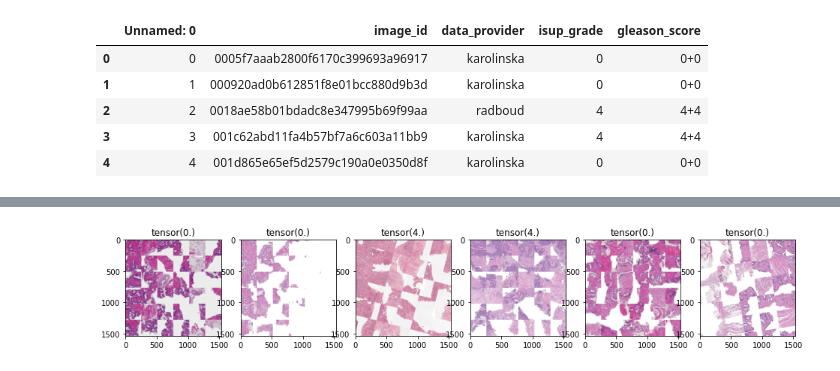
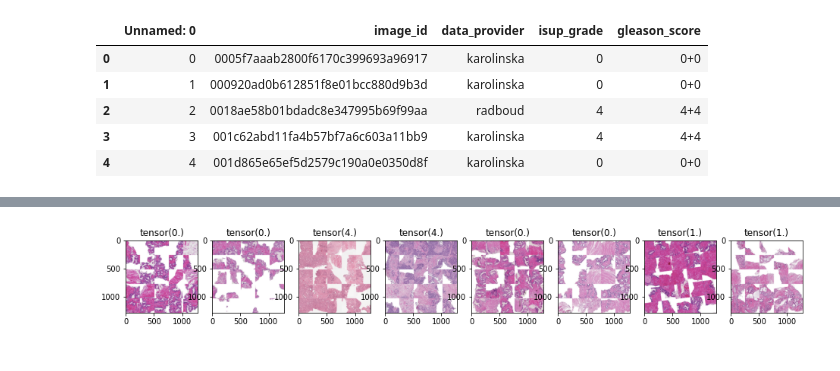
Before and after one commit to vgarshin/kaggle_panda, a Jupyter notebook: panda_effnet.ipynb, the cells around one changed output, grey strips where cells are left out. Saved outputs shown, nothing was run; the diff lists cells and outputs as text; code cells hidden in the pictures.

Commit message:
logs and params added

```diff
--- a/panda_effnet.ipynb
+++ b/panda_effnet.ipynb
@@ -42,18 +41,19 @@ LABELS_PATH = '{}/train.csv'.format(DATA_PATH)
 DEBUG = False
 APEX = True
 M_PARAMS = {
-    'MODEL_VER': 'v3',
+    'MODEL_VER': 'v13',
     'TILES_DIR': '{}/train_images_tiles_q1_256_36/'.format(DATA_PATH),
     'ENET_TYPE': 'efficientnet-b0',
-    'N_FOLDS': 4,
+    'N_FOLDS': 5,
     'TILE_SIZE': 256,
-    'IMAGE_SIZE': 256,
-    'N_TILES': 36,
-    'BATCH_SIZE': 6,
-    'N_WORKERS': 8,
+    'N_TILES': 25,
+    'BATCH_SIZE': 8,
+    'N_WORKERS': 24,
     'OUT_DIM': 5,
     'LR': 3e-4,
-    'N_EPOCHS': 5 if DEBUG else 30
+    'N_EPOCHS': 10 if DEBUG else 40,
+    'WARMUP': True,
+    'COMMENTS': 'seed 2020'
 }
 print(M_PARAMS)
 MODELS_PATH = '{}/effnet_models_{}'.format(MAIN_PATH, M_PARAMS['MODEL_VER'])
@@ -64,6 +64,6 @@ PRETRAINED_MODEL = {
     'efficientnet-b0': './bbs/efficientnet-b0-355c32eb.pth',
     'efficientnet-b1': './bbs/efficientnet-b1-f1951068.pth',
     'efficientnet-b2': './bbs/efficientnet-b2-8bb594d6.pth',
+    'efficientnet-b3': './bbs/efficientnet-b3-5fb5a3c3.pth'
 }
-# v0: q1_256_36 folds 4 n_tiles 25 bs 6 no fmap effnet_b1 --> .86 LB
 # %% [output]
@@ -183,10 +162,10 @@ def get_tiles(img_id, n_tiles):
             result.append({'img':seq_imgs[i], 'idx':i})
         return result
 class PANDADataset(Dataset):
-    def __init__(self, df, image_size, n_tiles, tile_mode=0, rand=False,
+    def __init__(self, df, tile_size, n_tiles, tile_mode=0, rand=False,
                  transform=None, transform_tile=None):
         self.df = df.reset_index(drop=True)
-        self.image_size = image_size
+        self.tile_size = tile_size
         self.n_tiles = n_tiles
         self.tile_mode = tile_mode
         self.rand = rand
@@ -203,24 +182,23 @@ class PANDADataset(Dataset):
         else:
             idxes = list(range(self.n_tiles))
         n_row_tiles = int(np.sqrt(self.n_tiles))
-        images = np.zeros((self.image_size * n_row_tiles, self.image_size * n_row_tiles, 3))
+        images = np.zeros((self.tile_size * n_row_tiles, self.tile_size * n_row_tiles, 3))
         for h in range(n_row_tiles):
             for w in range(n_row_tiles):
                 i = h * n_row_tiles + w
                 if len(tiles) > idxes[i]:
                     this_img = tiles[idxes[i]]['img']
                 else:
-                    this_img = np.ones((self.image_size, self.image_size, 3)).astype(np.uint8) * 255
+                    this_img = np.ones((self.tile_size, self.tile_size, 3)).astype(np.uint8) * 255
                 this_img = (255 - this_img) / 255
                 if self.transform_tile is not None:
                     this_img = self.transform_tile(image=this_img)['image']
-                h1 = h * self.image_size
-                w1 = w * self.image_size
-                images[h1:h1+self.image_size, w1:w1+self.image_size] = this_img
+                h1 = h * self.tile_size
+                w1 = w * self.tile_size
+                images[h1 : h1 + self.tile_size, w1:w1 + self.tile_size] = this_img
         images = images.astype(np.float32)
         if self.transform is not None:
             images = self.transform(image=images)['image']
-        #images /= 255
         images = images.transpose(2, 0, 1)
         label = np.zeros(5).astype(np.float32)
         label[:row.isup_grade] = 1.
@@ -230,8 +208,8 @@ transforms_train = albumentations.Compose(
     [
         albumentations.OneOf(
             [
-                albumentations.RandomBrightness(limit=.15),
-                albumentations.RandomContrast(limit=.3),
+                albumentations.RandomBrightness(limit=.1),
+                albumentations.RandomContrast(limit=.1),
                 albumentations.RandomGamma()
             ],
             p=.33
@@ -239,7 +217,7 @@ transforms_train = albumentations.Compose(
         albumentations.Transpose(p=.5),
         albumentations.VerticalFlip(p=.5),
         albumentations.HorizontalFlip(p=.5),
-        albumentations.ShiftScaleRotate(shift_limit=.1, scale_limit=.1, rotate_limit=15, p=.33)
+        albumentations.Rotate(limit=15, p=.33)
     ]
 )
 transforms_train_tile = albumentations.Compose(
@@ -252,21 +230,21 @@ transforms_train_tile = albumentations.Compose(
 # %%
 dataset_show = PANDADataset(
     df_train,
-    M_PARAMS['IMAGE_SIZE'],
+    M_PARAMS['TILE_SIZE'],
     M_PARAMS['N_TILES'],
-    0,
+    tile_mode=0,
     transform=transforms_train,
     transform_tile=transforms_train_tile
 )
 from pylab import rcParams
 rcParams['figure.figsize'] = (16, 4)
 f, axarr = plt.subplots(1, M_PARAMS['BATCH_SIZE'])
 for i in range(M_PARAMS['BATCH_SIZE']):
     img, label = dataset_show.__getitem__(i)
     axarr[i].imshow(1. - img.transpose(0, 1).transpose(1,2).squeeze())
     axarr[i].set_title(str(sum(label)))
 # %% [output]
-[figure, old version]
+[figure, new version]
 # %%
 criterion = nn.BCEWithLogitsLoss()
 def train_epoch(loader, optimizer):
```
Also changed, not shown: parts of 7 cells of this notebook.
